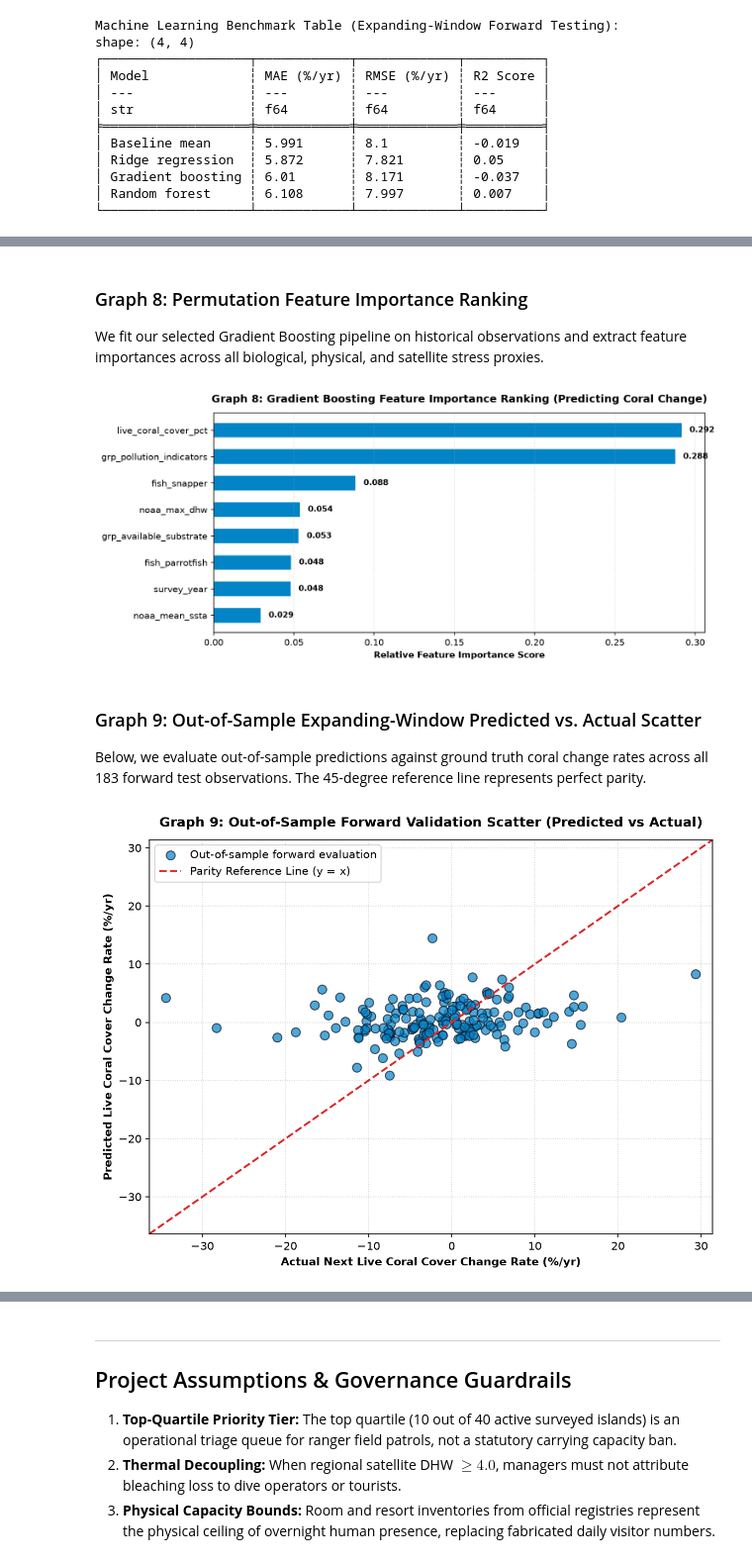
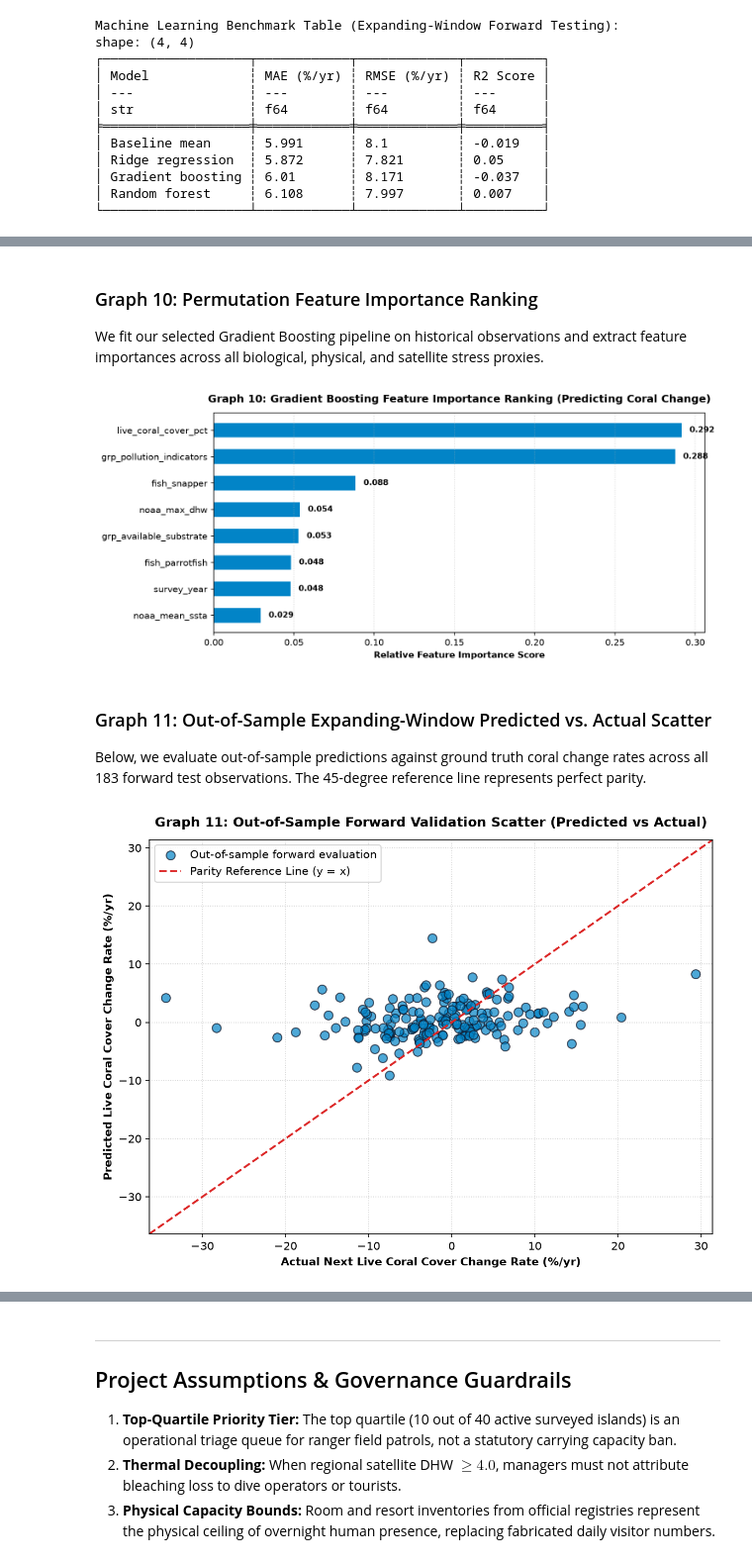
Before and after one commit to Chee613/dosm2026, a Jupyter notebook: notebooks/01_reproducible_pipeline.ipynb, the cells around one changed output, grey strips where cells are left out. Shown at 99% size. Cells and saved outputs as stored; diff of their text form; code cells hidden in the pictures.

```diff
--- a/notebooks/01_reproducible_pipeline.ipynb
+++ b/notebooks/01_reproducible_pipeline.ipynb
@@ -600,5 +721,5 @@ shape: (4, 4)
 # %% [markdown]
-### Graph 8: Permutation Feature Importance Ranking
+### Graph 10: Permutation Feature Importance Ranking
 We fit our selected Gradient Boosting pipeline on historical observations and extract feature importances across all biological, physical, and satellite stress proxies.
 # %%
 # Fit final model pipeline
@@ -617,34 +738,34 @@ for b in bars:
     w = b.get_width()
     ax.text(w + 0.005, b.get_y() + b.get_height()/2, f"{w:.3f}", va="center", fontweight="bold", fontsize=9)
 
-ax.set_title("Graph 8: Gradient Boosting Feature Importance Ranking (Predicting Coral Change)", fontweight="bold", fontsize=12, pad=12)
+ax.set_title("Graph 10: Gradient Boosting Feature Importance Ranking (Predicting Coral Change)", fontweight="bold", fontsize=12, pad=12)
 ax.set_xlabel("Relative Feature Importance Score", fontweight="bold")
 ax.grid(axis="x", linestyle=":", alpha=0.6)
 plt.tight_layout()
 plt.show()
 # %% [output]
-[figure, old version]
+[figure, new version]
 # %% [markdown]
-### Graph 9: Out-of-Sample Expanding-Window Predicted vs. Actual Scatter
+### Graph 11: Out-of-Sample Expanding-Window Predicted vs. Actual Scatter
 Below, we evaluate out-of-sample predictions against ground truth coral change rates across all 183 forward test observations. The 45-degree reference line represents perfect parity.
 # %%
 y_true = y[evaluated_indices]
 y_pred = oof_predictions["Gradient boosting"][evaluated_indices]
 
 fig, ax = plt.subplots(figsize=(8, 6), dpi=150)
 ax.scatter(y_true, y_pred, alpha=0.7, color="#0284c7", edgecolors="#0f172a", s=65, label="Out-of-sample forward evaluation")
 lims = [min(min(y_true), min(y_pred)) - 2, max(max(y_true), max(y_pred)) + 2]
 ax.plot(lims, lims, color="#dc2626", linestyle="--", linewidth=1.8, label="Parity Reference Line (y = x)")
 
-ax.set_title("Graph 9: Out-of-Sample Forward Validation Scatter (Predicted vs Actual)", fontweight="bold", fontsize=12, pad=12)
+ax.set_title("Graph 11: Out-of-Sample Forward Validation Scatter (Predicted vs Actual)", fontweight="bold", fontsize=12, pad=12)
 ax.set_xlabel("Actual Next Live Coral Cover Change Rate (%/yr)", fontweight="bold")
 ax.set_ylabel("Predicted Live Coral Cover Change Rate (%/yr)", fontweight="bold")
 ax.set_xlim(lims)
 ax.set_ylim(lims)
 ax.legend(loc="upper left")
 ax.grid(True, linestyle=":", alpha=0.6)
 plt.tight_layout()
 plt.show()
 # %% [output]
-[figure, old version]
+[figure, new version]
 # %% [markdown]
```
Also changed, not shown: parts of 9 cells of this notebook, 19 other files.
